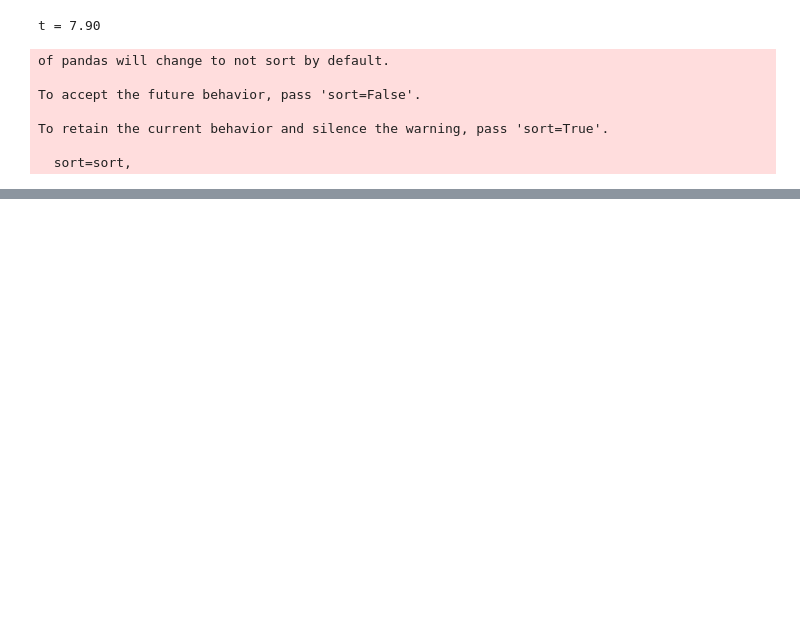
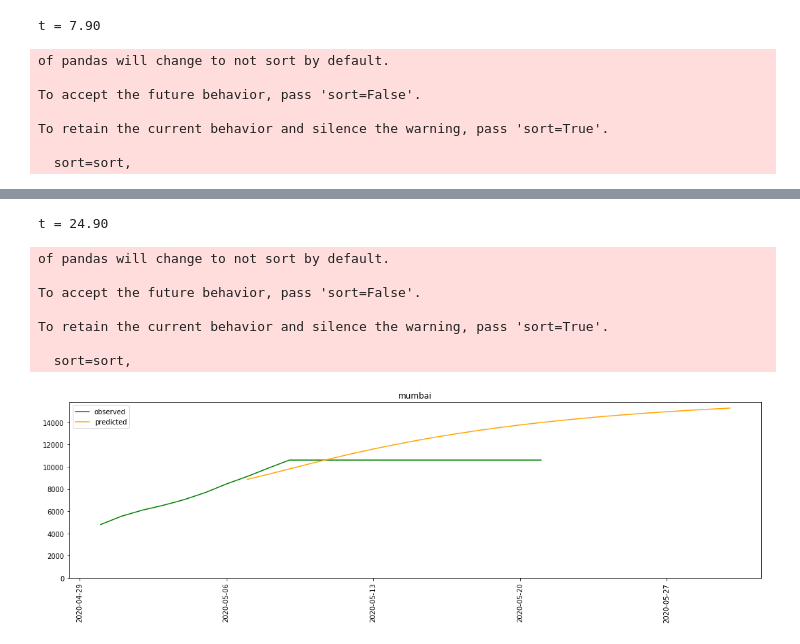
Before and after one commit to dishamakhija/covid19-india, a Jupyter notebook: covid19-library/src/SEIR_Train_Eval_Plot_new.ipynb, the cells around one changed output, grey strips where cells are left out. Cells and saved outputs as stored; diff of their text form; code cells hidden in the pictures; blank space fills up the shorter version.

```diff
--- a/covid19-library/src/SEIR_Train_Eval_Plot_new.ipynb
+++ b/covid19-library/src/SEIR_Train_Eval_Plot_new.ipynb
@@ -426,23 +426,9 @@ forecast_df
 def plot(model_params, run_day, forecast_start_date, forecast_end_date,
          actual_start_date, plot_name = 'default.png'):
 
-    evalConfig = ForecastingModuleConfig.parse_obj(default_forecast_config)
-    evalConfig.region_name = model_params['region']
-    evalConfig.region_type = model_params['region_type']
-    evalConfig.model_parameters = model_params['model_parameters']
-
-    evalConfig.run_day = run_day
-    evalConfig.forecast_start_date = forecast_start_date
-    evalConfig.forecast_end_date = forecast_end_date
-
-    pdjson = ForecastingModule.from_config(evalConfig)
-    pd_df = pd.read_json(pdjson)
-    pd_df = pd_df.set_index('prediction_type')
-    pd_df = pd_df.transpose()
-    pd_df = pd_df.reset_index()
-    pd_df = pd_df[5:]
-    pd_df['index'] = pd.to_datetime(pd_df['index'])
-    pd_df = pd_df.sort_values(by=['index'])
+    forecast_df = forecast(model_params, run_day, forecast_start_date, forecast_end_date)
+    forecast_df['index'] = pd.to_datetime(forecast_df['index'])
+    forecast_df = forecast_df.sort_values(by=['index'])
 
     actual = DataFetcherModule.get_observations_for_region(model_params['region_type'], model_params['region'])
     actual = actual.set_index('observation')
@@ -455,13 +441,31 @@ def plot(model_params, run_day, forecast_start_date, forecast_end_date,
     fig, ax = plt.subplots(figsize=(15, 5))
     plt.title(model_params['region'])
     ax.plot(actual['index'], actual['confirmed'], color='green', label="observed")
-    ax.plot(pd_df['index'], pd_df['confirmed_mean'], color='orange', label="predicted")
+    ax.plot(forecast_df['index'], forecast_df['confirmed_mean'], color='orange', label="predicted")
     plt.xticks(rotation=90)
     ax.set_ylim(ymin=0)
     ax.legend()
     fig.tight_layout()
 
     plt.savefig(plot_name)
+# %%
+run_day = '5/6/20'
+forecast_start_date = '5/7/20'
+forecast_end_date = '5/30/20'
+actual_start_date = '4/30/20'
+
+%matplotlib inline
+plot(model_params, run_day, forecast_start_date, forecast_end_date, actual_start_date)
+# %% [output]
+t = 24.90
+of pandas will change to not sort by default.
+
+To accept the future behavior, pass 'sort=False'.
+
+To retain the current behavior and silence the warning, pass 'sort=True'.
+
+  sort=sort,
+[figure, added]
 # %%
 def plot_m1(train_start_date, train_end_date, test_run_day, test_start_date, test_end_date,
             rolling_average = False, uncertainty = False, plot_name = 'default.png'):
```
Also changed, not shown: parts of 9 cells of this notebook.
